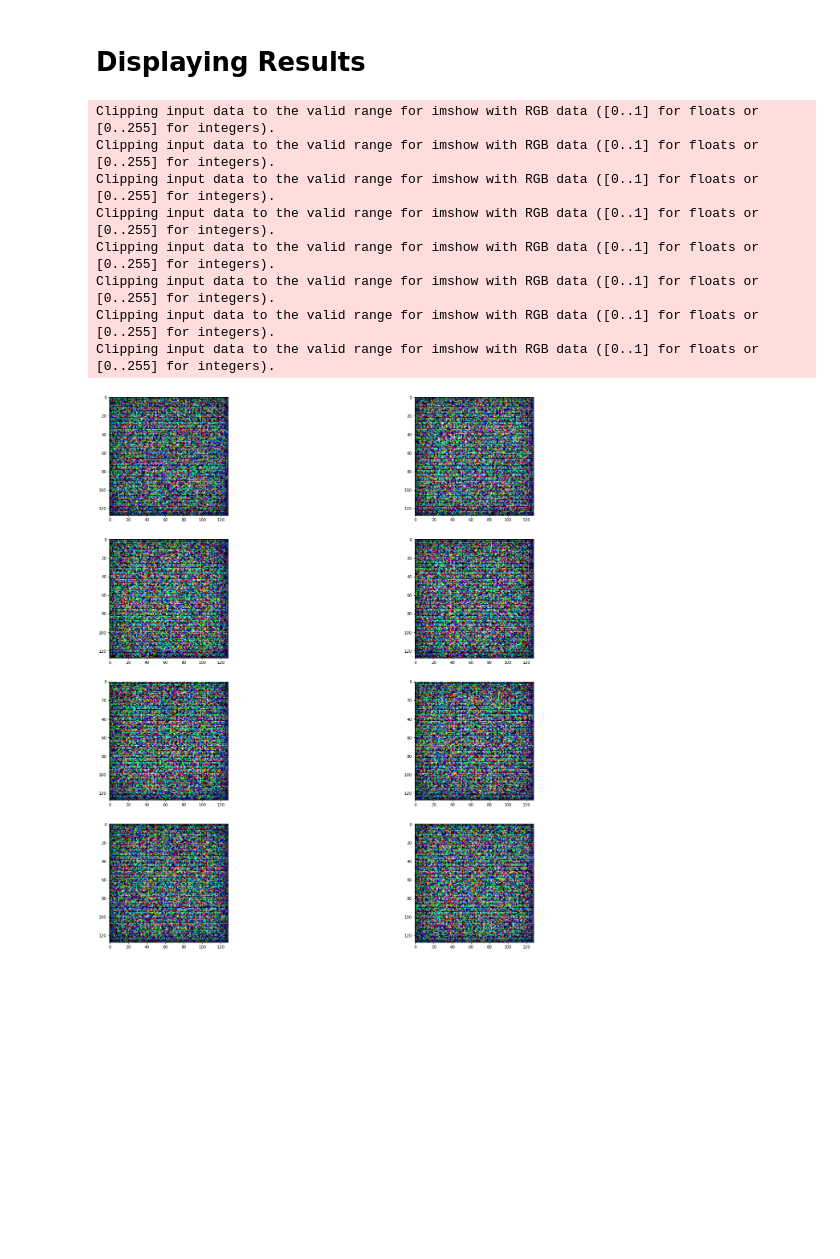
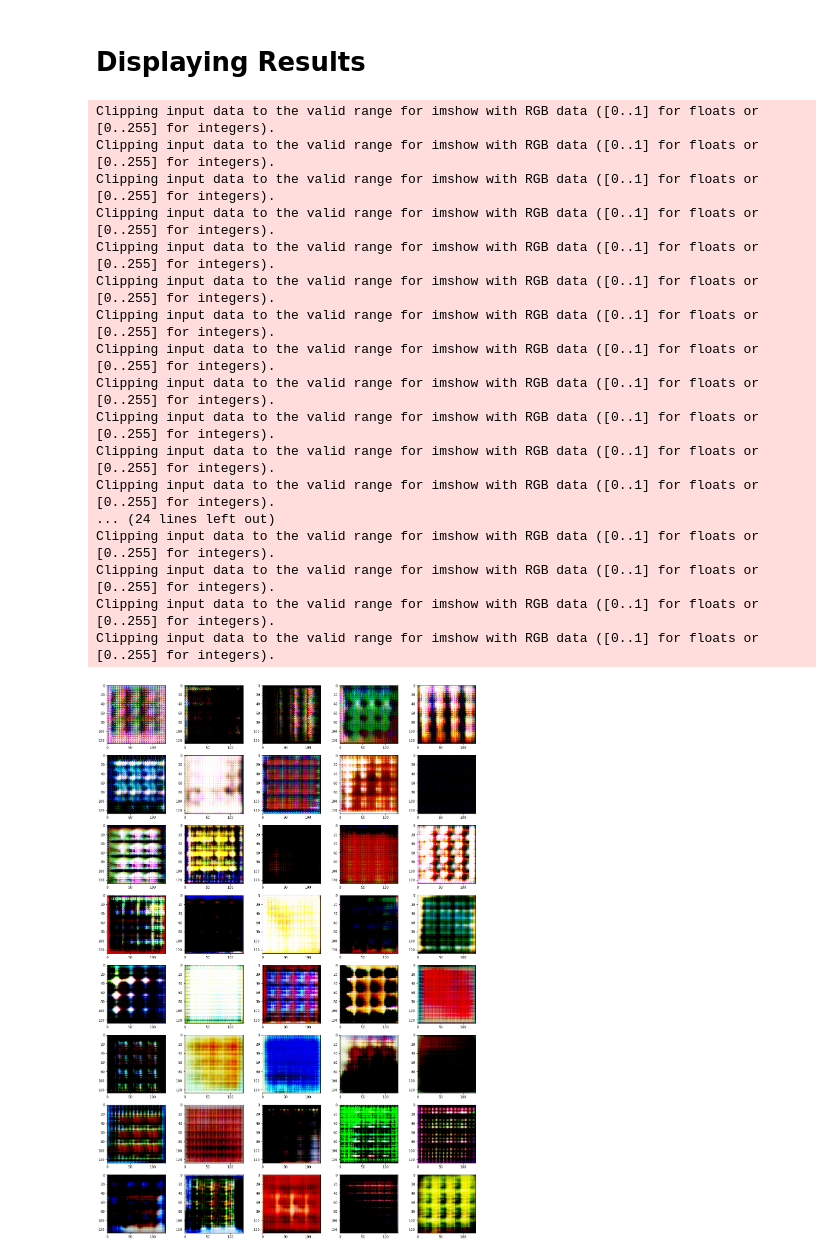
Before and after one commit to alexlin51/GANs-Album-Covers, a Jupyter notebook: Album_Cover_Fun.ipynb, the cells around one changed output. Cells and saved outputs as stored; diff of their text form; code cells hidden in the pictures; blank space fills up the shorter version.

```diff
--- a/Album_Cover_Fun.ipynb
+++ b/Album_Cover_Fun.ipynb
@@ -70,7 +69,7 @@ Running on the GPU
 DIR = os.getcwd()
 # %%
 BATCH_SIZE = 64
-EPOCHS = 50
+EPOCHS = 10
 PIXELS = 128
 # %% [markdown]
 # Creating DataLoader
@@ -334,12 +333,12 @@ def D_train(x):
   # Creating inputs of generated data
   z = torch.randn(x.size(0),d_dim).to(device)
   fakeX, fakeY = G(z), torch.zeros(x.size(0), 1).to(device)
-  D_fake_output = D(fakeX)
+  D_fake_output = D(fakeX.detach())
   D_fake_output = D_fake_output.view(x.size(0), 1)
   D_fake_loss = criterion(D_fake_output, fakeY)
 
   # Take the average
-  D_loss = Variable((D_fake_loss + D_real_loss)/2, requires_grad=True)
+  D_loss = (D_fake_loss + D_real_loss)/2
   D_loss.backward()
   D_optimizer.step()
 
@@ -357,7 +356,7 @@ def G_train(size):
   G_output = G(z)
   D_output = D(G_output)
   D_output = D_output.view(size, 1)
-  G_loss = Variable(criterion(D_output, y), requires_grad=True)
+  G_loss = criterion(D_output, y)
 
   G_loss.backward()
   G_optimizer.step()
@@ -400,18 +399,29 @@ generated = []
 epoch_d = []
 epoch_g = []
 
+# 7 Checkpoints per Epoch
 for epoch in tqdm(range(1, EPOCHS + 1), desc="Epochs Progress"):
   D_losses, G_losses = [], []
-  for batch_idx, x in enumerate(training_data):
+  count = 0
+  for batch_idx, x in tqdm(enumerate(training_data), desc="Batch Progress"):
+    if count == 200:
+      count = 0
+      epoch_d.append(torch.mean(torch.FloatTensor(D_losses[-200:])))
+      epoch_g.append(torch.mean(torch.FloatTensor(G_losses[-200:])))
+      generated.append(view_G())
+      save()
     val, size = D_train(x)
     D_losses.append(val)
     G_losses.append(G_train(size))
+    count += 1
 
   d_mean = torch.mean(torch.FloatTensor(D_losses))
   g_mean = torch.mean(torch.FloatTensor(G_losses))
-  epoch_d.append(d_mean)
-  epoch_g.append(g_mean)
+  epoch_d.append(torch.mean(torch.FloatTensor(D_losses)))
+  epoch_g.append(torch.mean(torch.FloatTensor(G_losses)))
   print(f"Epoch: {epoch} | D_loss: {d_mean} | G_loss: {g_mean}")
   generated.append(view_G())
   save()
+
+print(len(generated))
 # %% [output]
@@ -431,23 +447,32 @@ plotData(epoch_d, epoch_g)
 # %% [markdown]
 # Displaying Results
 # %%
-fig=plt.figure(figsize=(25, 25))
-columns = 2
-rows = 4
+fig=plt.figure(figsize=(20, 30))
+columns = 5
+rows = 8
 for i in tqdm(range(1, columns*rows +1), desc="Drawing Generated Images"):
     fig.add_subplot(rows, columns, i)
     plt.imshow(generated[i-1].cpu())
 plt.show()
 # %% [output]
 Clipping input data to the valid range for imshow with RGB data ([0..1] for floats or [0..255] for integers).
 Clipping input data to the valid range for imshow with RGB data ([0..1] for floats or [0..255] for integers).
 Clipping input data to the valid range for imshow with RGB data ([0..1] for floats or [0..255] for integers).
 Clipping input data to the valid range for imshow with RGB data ([0..1] for floats or [0..255] for integers).
 Clipping input data to the valid range for imshow with RGB data ([0..1] for floats or [0..255] for integers).
 Clipping input data to the valid range for imshow with RGB data ([0..1] for floats or [0..255] for integers).
 Clipping input data to the valid range for imshow with RGB data ([0..1] for floats or [0..255] for integers).
 Clipping input data to the valid range for imshow with RGB data ([0..1] for floats or [0..255] for integers).
+Clipping input data to the valid range for imshow with RGB data ([0..1] for floats or [0..255] for integers).
+Clipping input data to the valid range for imshow with RGB data ([0..1] for floats or [0..255] for integers).
+Clipping input data to the valid range for imshow with RGB data ([0..1] for floats or [0..255] for integers).
+Clipping input data to the valid range for imshow with RGB data ([0..1] for floats or [0..255] for integers).
+... (24 lines left out)
+Clipping input data to the valid range for imshow with RGB data ([0..1] for floats or [0..255] for integers).
+Clipping input data to the valid range for imshow with RGB data ([0..1] for floats or [0..255] for integers).
+Clipping input data to the valid range for imshow with RGB data ([0..1] for floats or [0..255] for integers).
+Clipping input data to the valid range for imshow with RGB data ([0..1] for floats or [0..255] for integers).
-[figure, old version]
+[figure, new version]
 # %%
 plt.imshow(view_G())
 # %% [output]
```
Also changed, not shown: parts of 7 cells of this notebook.
